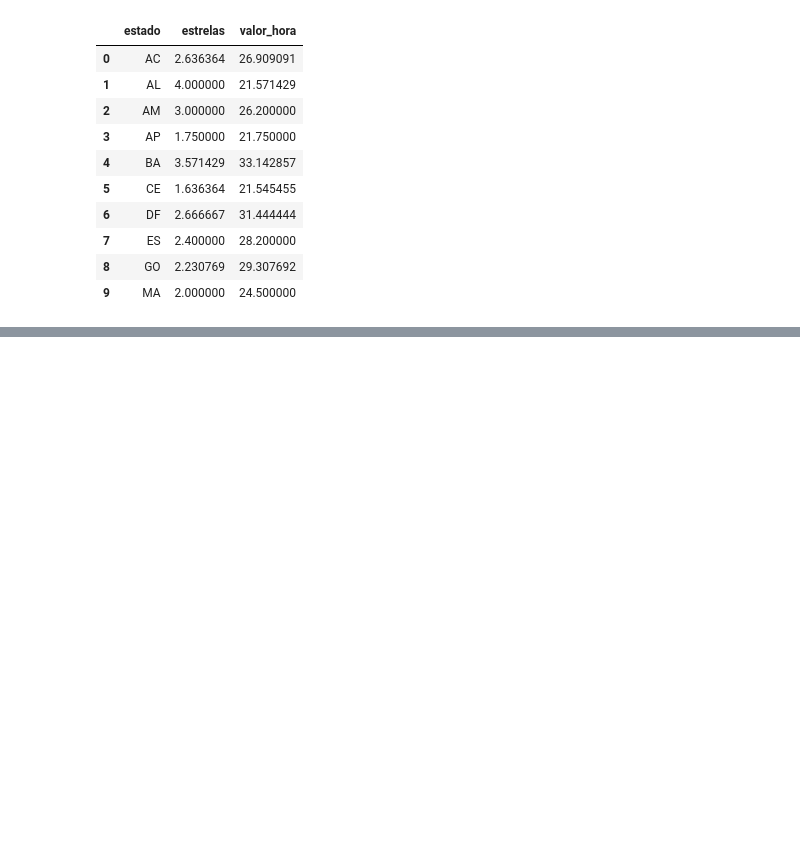
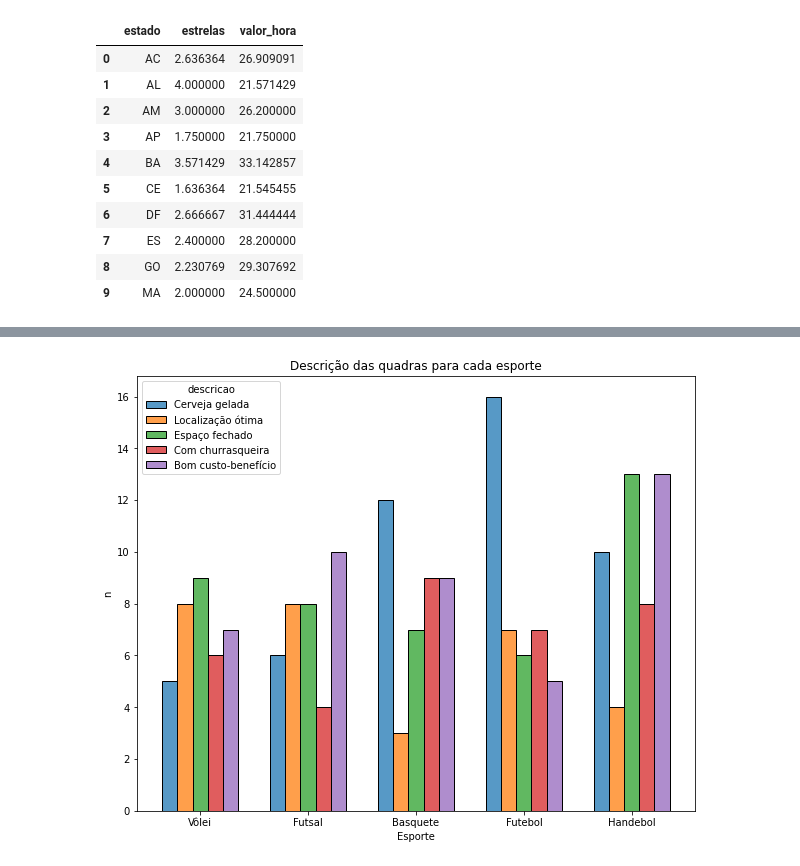
Before and after one commit to felipelmc/programming-languages, a Jupyter notebook: django/match_finder/preco_quadras/analysis.ipynb, the cells around one changed output, grey strips where cells are left out. Drawn from its saved outputs; the diff is of its cells as text; code cells hidden in the pictures; blank space fills up the shorter version.

```diff
--- a/django/match_finder/preco_quadras/analysis.ipynb
+++ b/django/match_finder/preco_quadras/analysis.ipynb
@@ -48,0 +116,16 @@ agrupado.plot.barh(x = 'estado', y = 'valor_hora', figsize=(10,7))
+# %%
+fig, ax = plt.subplots(figsize = (10, 8))
+
+sns.histplot(data = flt,
+             x = 'tipo', hue = 'descricao',
+             shrink = 0.7,
+             multiple = 'dodge',
+             ax = ax)
+
+ax.set(title = "Descrição das quadras para cada esporte",
+       xlabel = "Esporte",
+       ylabel = "n")
+
+plt.show()
+# %% [output]
+[figure, added]
```
Also changed, not shown: parts of 8 cells of this notebook, 3 other files.
